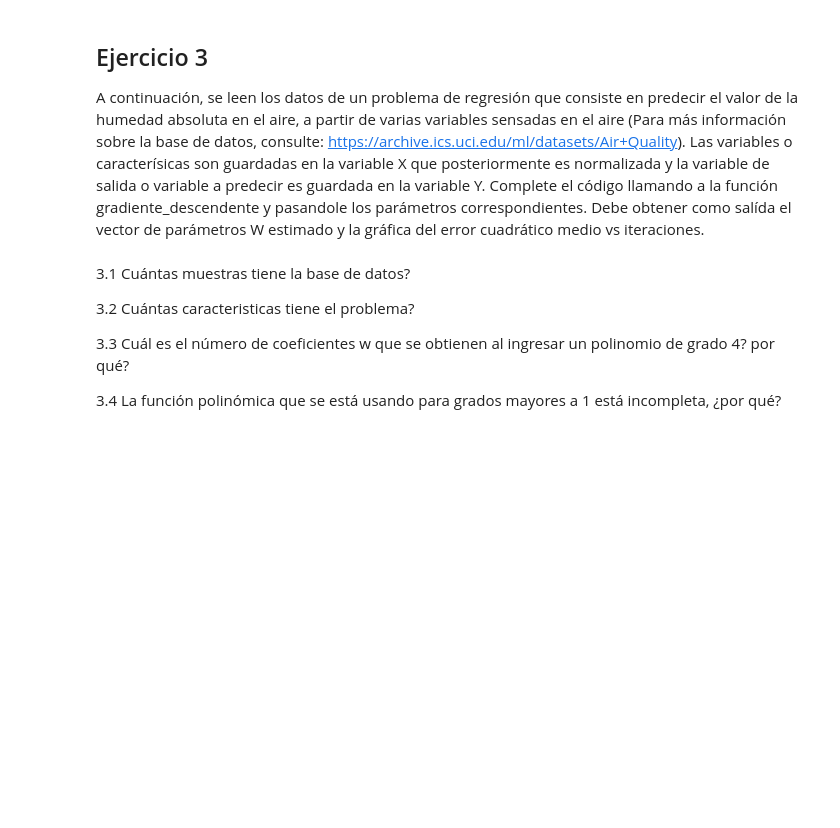
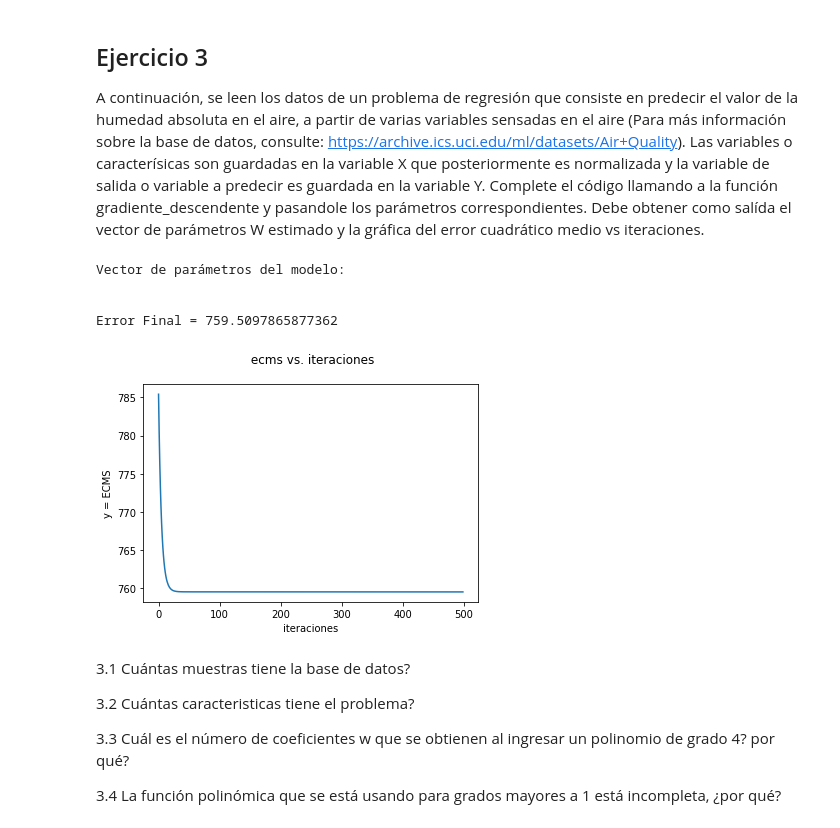
Before and after one commit to Djvash01/Simulacion, a Jupyter notebook: Lab1/Laboratorio_1_parte1_Rodrigo_Porras_David_Yepes.ipynb, the cells around one changed output. Drawn from its saved outputs; the diff is of its cells as text; code cells hidden in the pictures; blank space fills up the shorter version.

```diff
--- a/Lab1/Laboratorio_1_parte1.ipynb
+++ b/Lab1/Laboratorio_1_parte1_Rodrigo_Porras_David_Yepes.ipynb
@@ -125,18 +133,21 @@ def gradiente_descendente(X,Y,grado,eta):
 
         #Aquí debe completar el código con la regla de actualización de los parámetros W. Tenga en cuenta
         #los nombres de las variables ya creadas: Want, X, Y
-        y2=regression(regression(X,Want))
-        term = y2-Y
-        term2 = np.dot(X,term)
-        Wsiguiente=Want-eta*(1/N)*term2
-        Want = Wsiguiente
+        y2=regression(X,Want)
+        Yest = y2-Y
+        E = np.dot(X.T,Yest)
+        W = Want-(eta*((1/N)*E))
+        Want = W
 
-    print 'Vector de parámetros del modelo:\n'
-    print W
-    print '\nError Final = ' + str(ecms[-1])
+    print ('Vector de parámetros del modelo:\n')
+    print (W)
+    print ('\nError Final = ' + str(ecms[-1]))
 
     #Aquí debe completar el código para realizar la gráfica de ecms vs. iteraciones
-
+    plt.plot(np.arange(iteraciones),ecms)
+    plt.ylabel('y = ECMS')
+    plt.xlabel('iteraciones')
+    plt.title(u' ecms vs. iteraciones\n')
     plt.show()
 
     return W
@@ -147,25 +158,32 @@ A continuación, se leen los datos de un problema de regresión que consiste en
 # %%
 from sklearn.preprocessing import normalize
 
 #cargamos la bd que está en un archivo .data y ahora la podemos manejar de forma matricial
 db = np.loadtxt('DB/AirQuality.data',delimiter='\t')  # Assuming tab-delimiter
 
 #Esta es la base de datos AirQuality del UCI Machine Learning Repository. En la siguiente URL se encuentra toda
 #la descripción de la base de datos y la contextualización del problema.
 #https://archive.ics.uci.edu/ml/datasets/Air+Quality#
 
 X = db[:,0:12]
 Y = db[:,12]
 
 #Normalizamos los datos
 X = normalize(X, axis=0, norm='l1')
 
-eta = 0.00001
+#eta = 0.00001
 #eta = 0.001
-#eta = 0.1
+eta = 0.1
 
 #Complete la siguiente línea de código llamando el método gradiente_descendente con sus respectivos argumentos
-#W =
+W = gradiente_descendente(X,Y,5,eta)
+#print (np.shape(W))
+# %% [output]
+Vector de parámetros del modelo:
+
+
+Error Final = 759.5097865877362
+[figure, added]
 # %% [markdown]
 3.1 Cuántas muestras tiene la base de datos?
 
```
Also changed, not shown: parts of 7 cells of this notebook, 1 other file.
